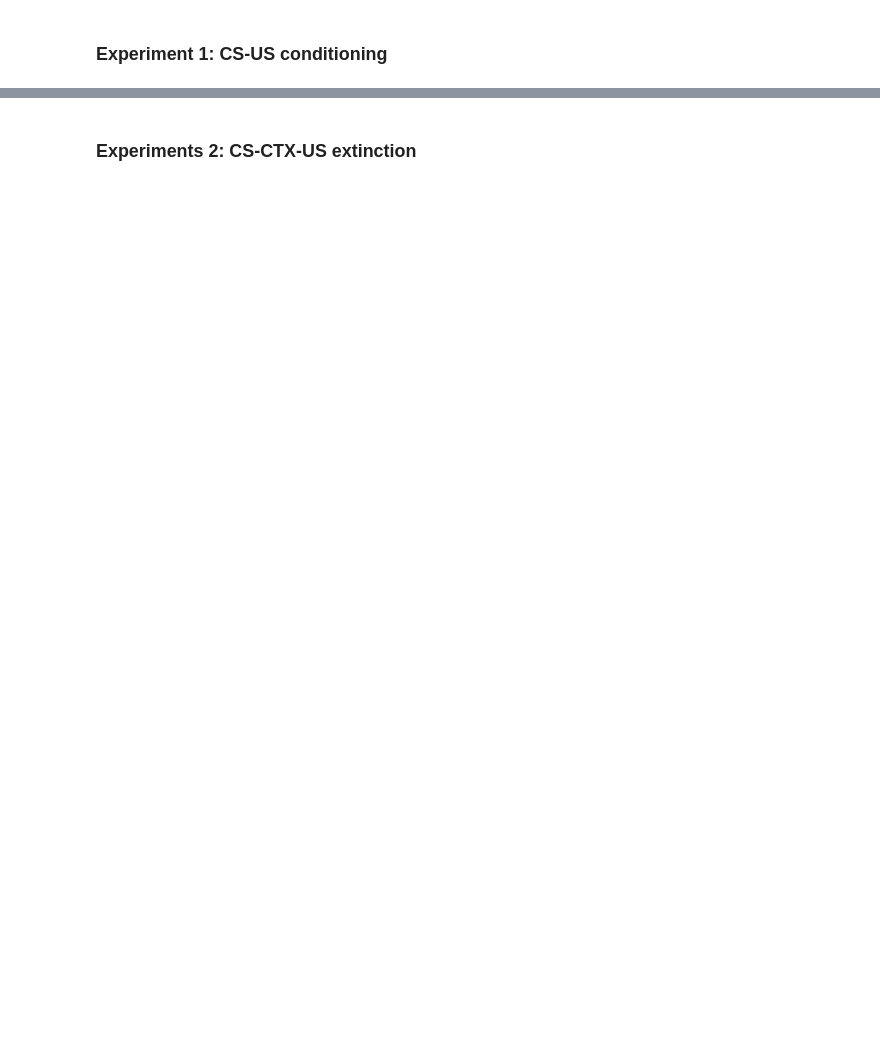
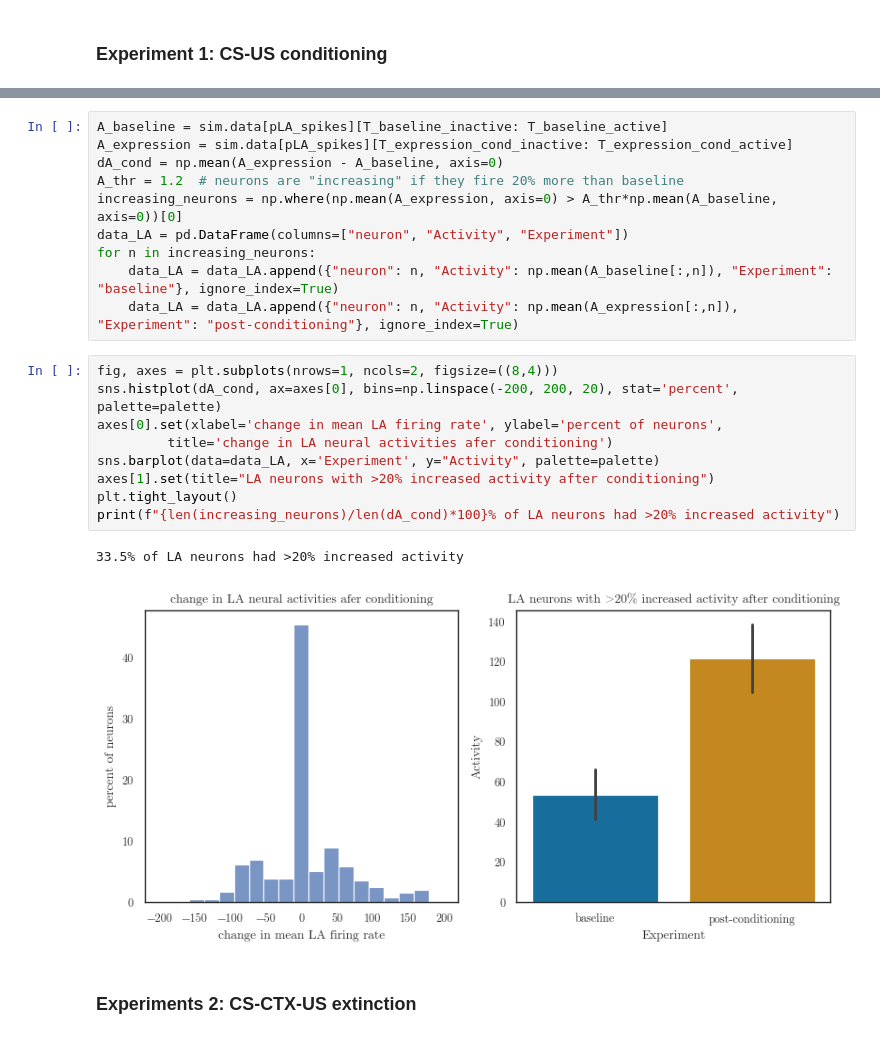
Before and after one commit to psipeter/amygdala, a Jupyter notebook: new.ipynb, the cells around one changed output, grey strips where cells are left out. Saved outputs shown, nothing was run; the diff lists cells and outputs as text; blank space fills up the shorter version.

```diff
--- a/new.ipynb
+++ b/new.ipynb
@@ -132,3 +147,25 @@ plt.tight_layout()
+# %%
+A_baseline = sim.data[pLA_spikes][T_baseline_inactive: T_baseline_active]
+A_expression = sim.data[pLA_spikes][T_expression_cond_inactive: T_expression_cond_active]
+dA_cond = np.mean(A_expression - A_baseline, axis=0)
+A_thr = 1.2  # neurons are "increasing" if they fire 20% more than baseline
+increasing_neurons = np.where(np.mean(A_expression, axis=0) > A_thr*np.mean(A_baseline, axis=0))[0]
+data_LA = pd.DataFrame(columns=["neuron", "Activity", "Experiment"])
+for n in increasing_neurons:
+    data_LA = data_LA.append({"neuron": n, "Activity": np.mean(A_baseline[:,n]), "Experiment": "baseline"}, ignore_index=True)
+    data_LA = data_LA.append({"neuron": n, "Activity": np.mean(A_expression[:,n]), "Experiment": "post-conditioning"}, ignore_index=True)
+# %%
+fig, axes = plt.subplots(nrows=1, ncols=2, figsize=((8,4)))
+sns.histplot(dA_cond, ax=axes[0], bins=np.linspace(-200, 200, 20), stat='percent', palette=palette)
+axes[0].set(xlabel='change in mean LA firing rate', ylabel='percent of neurons',
+         title='change in LA neural activities afer conditioning')
+sns.barplot(data=data_LA, x='Experiment', y="Activity", palette=palette)
+axes[1].set(title="LA neurons with >20% increased activity after conditioning")
+plt.tight_layout()
+print(f"{len(increasing_neurons)/len(dA_cond)*100}% of LA neurons had >20% increased activity")
+# %% [output]
+33.5% of LA neurons had >20% increased activity
+[figure, added]
 # %% [markdown]
 ### Experiments 2: CS-CTX-US extinction
 # %%
```
Also changed, not shown: parts of 19 cells of this notebook.
